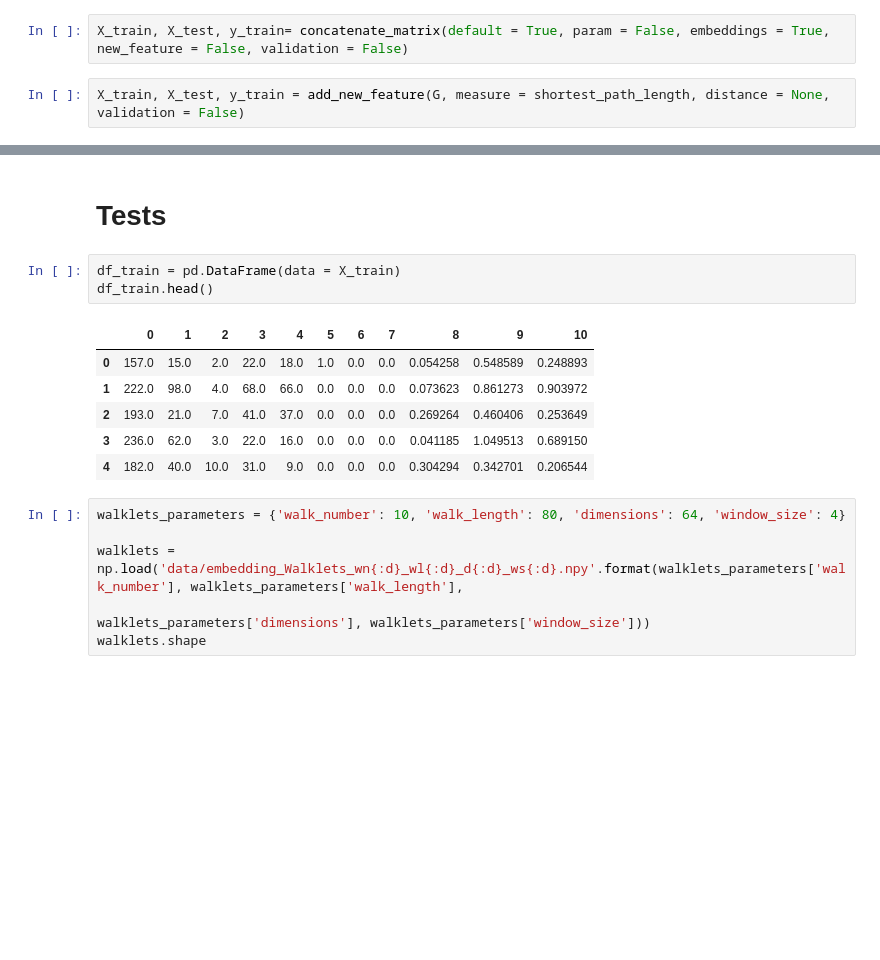
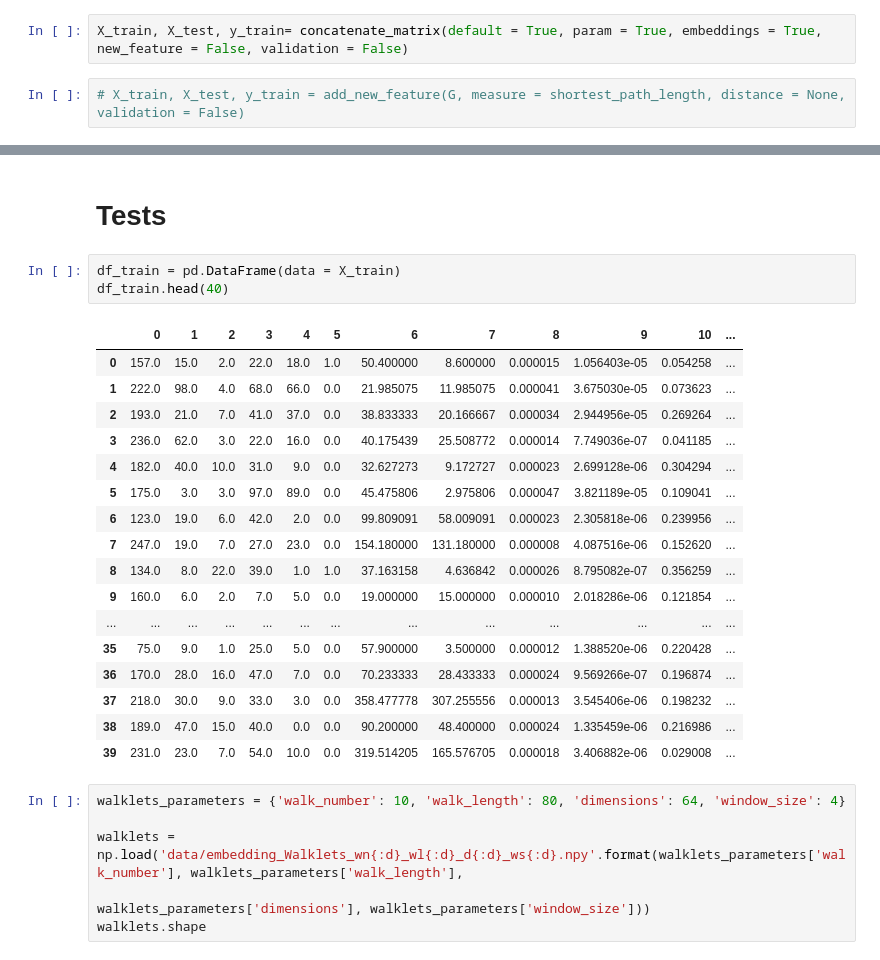
Before and after one commit to xavierjimenezp/Link-Prediction-Kaggle-Challenge, a Jupyter notebook: ALTEGRAD_project.ipynb, the cells around one changed output, grey strips where cells are left out. Drawn from its saved outputs; the diff is of its cells as text; blank space fills up the shorter version.

```diff
--- a/ALTEGRAD_project.ipynb
+++ b/ALTEGRAD_project.ipynb
@@ -779,9 +905,9 @@ create_embeddings_matrix(G, distance = distance, validation = False)
 # %%
 create_new_feature_matrix(G, measures = [pref_attachment], validation = False)
 # %%
-X_train, X_test, y_train= concatenate_matrix(default = True, param = False, embeddings = True, new_feature = False, validation = False)
+X_train, X_test, y_train= concatenate_matrix(default = True, param = True, embeddings = True, new_feature = False, validation = False)
 # %%
-X_train, X_test, y_train = add_new_feature(G, measure = shortest_path_length, distance = None, validation = False)
+# X_train, X_test, y_train = add_new_feature(G, measure = shortest_path_length, distance = None, validation = False)
 # %%
 y_pred = train(X_train, X_test, y_train, y_test = None, model = LogisticRegression(max_iter = 300))
 # %% [output]
@@ -791,14 +917,25 @@ Submision created
 # Tests
 # %%
 df_train = pd.DataFrame(data = X_train)
-df_train.head()
+df_train.head(40)
 # %% [output]
-|  | 0 | 1 | 2 | 3 | 4 | 5 | 6 | 7 | 8 | 9 | 10 |
-| 0 | 157.0 | 15.0 | 2.0 | 22.0 | 18.0 | 1.0 | 0.0 | 0.0 | 0.054258 | 0.548589 | 0.248893 |
-| 1 | 222.0 | 98.0 | 4.0 | 68.0 | 66.0 | 0.0 | 0.0 | 0.0 | 0.073623 | 0.861273 | 0.903972 |
-| 2 | 193.0 | 21.0 | 7.0 | 41.0 | 37.0 | 0.0 | 0.0 | 0.0 | 0.269264 | 0.460406 | 0.253649 |
-| 3 | 236.0 | 62.0 | 3.0 | 22.0 | 16.0 | 0.0 | 0.0 | 0.0 | 0.041185 | 1.049513 | 0.689150 |
-| 4 | 182.0 | 40.0 | 10.0 | 31.0 | 9.0 | 0.0 | 0.0 | 0.0 | 0.304294 | 0.342701 | 0.206544 |
+|  | 0 | 1 | 2 | 3 | 4 | 5 | 6 | 7 | 8 | 9 | 10 | ... |
+| 0 | 157.0 | 15.0 | 2.0 | 22.0 | 18.0 | 1.0 | 50.400000 | 8.600000 | 0.000015 | 1.056403e-05 | 0.054258 | ... |
+| 1 | 222.0 | 98.0 | 4.0 | 68.0 | 66.0 | 0.0 | 21.985075 | 11.985075 | 0.000041 | 3.675030e-05 | 0.073623 | ... |
+| 2 | 193.0 | 21.0 | 7.0 | 41.0 | 37.0 | 0.0 | 38.833333 | 20.166667 | 0.000034 | 2.944956e-05 | 0.269264 | ... |
+| 3 | 236.0 | 62.0 | 3.0 | 22.0 | 16.0 | 0.0 | 40.175439 | 25.508772 | 0.000014 | 7.749036e-07 | 0.041185 | ... |
+| 4 | 182.0 | 40.0 | 10.0 | 31.0 | 9.0 | 0.0 | 32.627273 | 9.172727 | 0.000023 | 2.699128e-06 | 0.304294 | ... |
+| 5 | 175.0 | 3.0 | 3.0 | 97.0 | 89.0 | 0.0 | 45.475806 | 2.975806 | 0.000047 | 3.821189e-05 | 0.109041 | ... |
+| 6 | 123.0 | 19.0 | 6.0 | 42.0 | 2.0 | 0.0 | 99.809091 | 58.009091 | 0.000023 | 2.305818e-06 | 0.239956 | ... |
+| 7 | 247.0 | 19.0 | 7.0 | 27.0 | 23.0 | 0.0 | 154.180000 | 131.180000 | 0.000008 | 4.087516e-06 | 0.152620 | ... |
+| 8 | 134.0 | 8.0 | 22.0 | 39.0 | 1.0 | 1.0 | 37.163158 | 4.636842 | 0.000026 | 8.795082e-07 | 0.356259 | ... |
+| 9 | 160.0 | 6.0 | 2.0 | 7.0 | 5.0 | 0.0 | 19.000000 | 15.000000 | 0.000010 | 2.018286e-06 | 0.121854 | ... |
+| ... | ... | ... | ... | ... | ... | ... | ... | ... | ... | ... | ... | ... |
+| 35 | 75.0 | 9.0 | 1.0 | 25.0 | 5.0 | 0.0 | 57.900000 | 3.500000 | 0.000012 | 1.388520e-06 | 0.220428 | ... |
+| 36 | 170.0 | 28.0 | 16.0 | 47.0 | 7.0 | 0.0 | 70.233333 | 28.433333 | 0.000024 | 9.569266e-07 | 0.196874 | ... |
+| 37 | 218.0 | 30.0 | 9.0 | 33.0 | 3.0 | 0.0 | 358.477778 | 307.255556 | 0.000013 | 3.545406e-06 | 0.198232 | ... |
+| 38 | 189.0 | 47.0 | 15.0 | 40.0 | 0.0 | 0.0 | 90.200000 | 48.400000 | 0.000024 | 1.335459e-06 | 0.216986 | ... |
+| 39 | 231.0 | 23.0 | 7.0 | 54.0 | 10.0 | 0.0 | 319.514205 | 165.576705 | 0.000018 | 3.406882e-06 | 0.029008 | ... |
 # %%
 walklets_parameters = {'walk_number': 10, 'walk_length': 80, 'dimensions': 64, 'window_size': 4}
 
```
Also changed, not shown: parts of 9 cells of this notebook, 2 other files.
